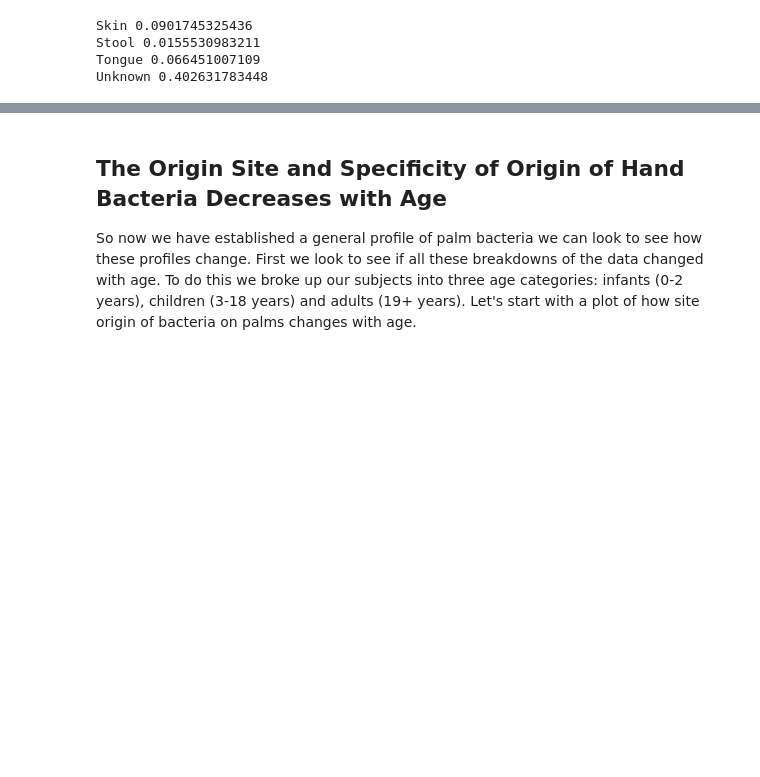
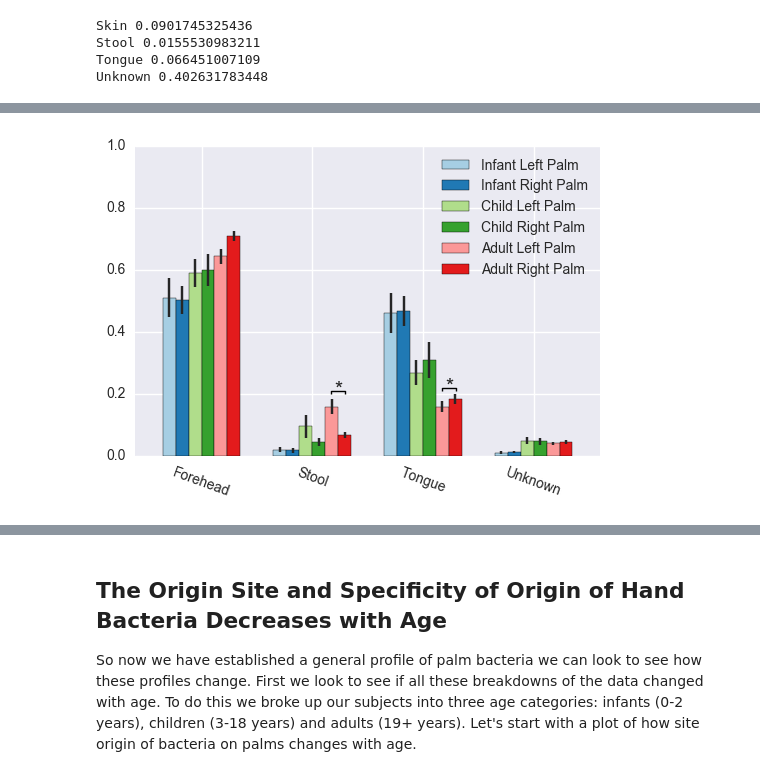
Before and after one commit to lozuponelab/Source_of_Fecal_and_Oral_Bacteria_on_Hands, a Jupyter notebook: sourcetracker_analysis.ipynb, the cells around one changed output, grey strips where cells are left out. Drawn from its saved outputs; the diff is of its cells as text; code cells hidden in the pictures; blank space fills up the shorter version.

```diff
--- a/sourcetracker_analysis.ipynb
+++ b/sourcetracker_analysis.ipynb
@@ -901,3 +974,19 @@ Skin 0.0901745325436
 Stool 0.0155530983211
 Tongue 0.066451007109
 Unknown 0.402631783448
+# %%
+rl_hand_age = list()
+for i in results_site.index:
+    palm = i.split('.')[-1]
+    age = meta.loc[i, 'age_group']
+    rl_hand_age.append("%s %s %s" % (age.title(), palm[:-4], palm[-4:]))
+results_site_handage = results_site.groupby(rl_hand_age)
+results_site_handage_mean = results_site_handage.mean().sort_index(ascending=False)
+new_order = list()
+for i in xrange(0, len(results_site_handage_mean.index), 2):
+    new_order.append(results_site_handage_mean.index[i+1])
+    new_order.append(results_site_handage_mean.index[i])
+results_site_handage_mean = results_site_handage_mean.reindex(new_order)
+results_site_handage_sem = results_site_handage.sem().sort_index(ascending=False)
+results_site_handage_sem = results_site_handage_sem.reindex(new_order)
+display(results_site_handage_mean)
@@ -903,0 +1001,9 @@ Unknown 0.402631783448
+# %%
+_ = results_site_handage_mean.transpose().plot(kind="bar", ylim=(0,1), rot=360-20, width=.7, edgecolor='black',
+                                               yerr=results_site_handage_sem.transpose(), color=sns.color_palette("Paired"))
+
+significance_bar(1+.17, 1+.3, .21, "*")
+significance_bar(2+.17, 2+.3, .22, "*")
+plt.savefig("figures/fig3E.png", dpi=500, bbox_inches='tight')
+# %% [output]
+[figure, added]
```
Also changed, not shown: parts of 14 cells of this notebook.
